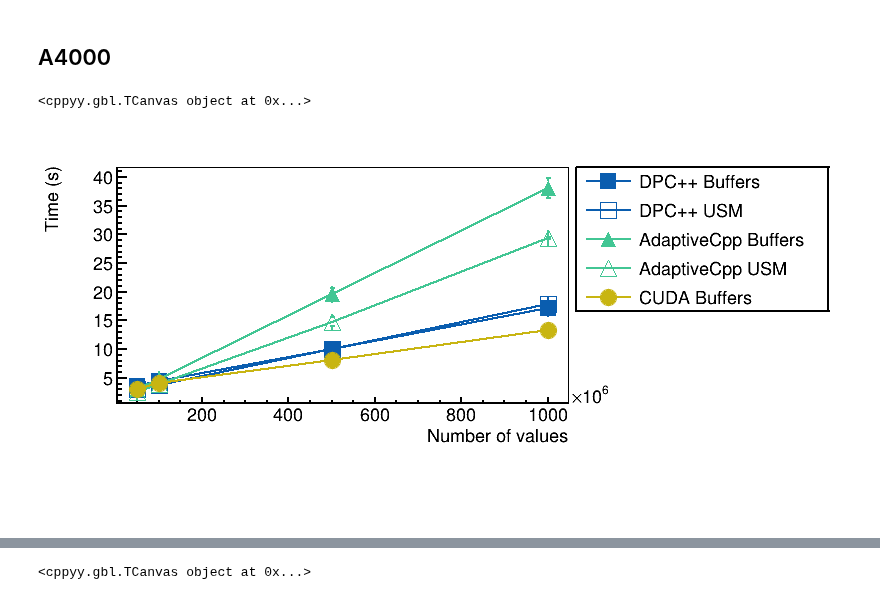
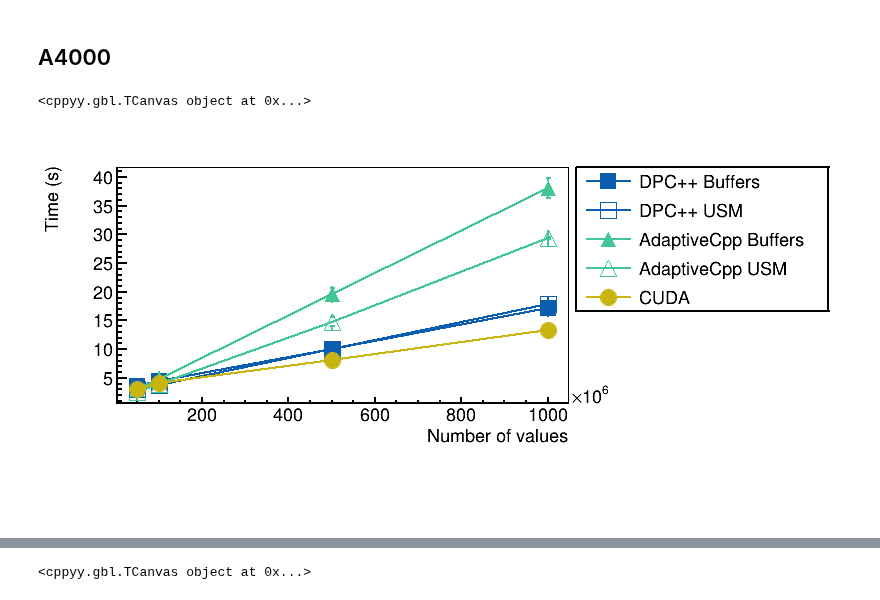
Before and after one commit to jolly-chen/msc-project, a Jupyter notebook: gpu-synchronous/sycl_paper.ipynb, the cells around one changed output, grey strips where cells are left out. Drawn from its saved outputs; the diff is of its cells as text; code cells hidden in the pictures.

```diff
--- a/gpu-synchronous/sycl_paper.ipynb
+++ b/gpu-synchronous/sycl_paper.ipynb
@@ -340,32 +342,32 @@ for ei, env in enumerate(selected_env):
         gr.GetHistogram().SetLineWidth(10)
 
         mg.Add(gr, "ALP ")
-        l.AddEntry(gr, env.split("_")[0] + " " + type)
+        l.AddEntry(gr, env.split("_")[0] + " " + (type if "CUDA" not in env else ""))
 
 # mg.SetTitle(title)
 
 xaxis = mg.GetXaxis()
 # xaxis.SetTitle("#splitline{Bulk Size}")
 xaxis.SetTitle("Number of values")
 # xaxis.SetRangeUser(0, 10000000)
 # xaxis.SetTitleOffset(1.5)
 xaxis.SetTitleSize(0.05)
 xaxis.SetLabelSize(0.05)
 # xaxis.LabelsOption("hM")
 # xaxis.SetTickSize(0)
 
 yaxis = mg.GetYaxis()
 yaxis.SetTitle("Time (s)")
 yaxis.SetTitleOffset(1)
 yaxis.SetTitleSize(0.05)
 yaxis.SetLabelSize(0.05)
 
 ROOT.gStyle.SetTitleFontSize(0.1)
 
 mg.Draw("a")
 l.Draw()
 c.SaveAs(f"sycl_totalruntime.pdf")
 c.DrawClone()
 # %% [output]
 <cppyy.gbl.TCanvas object at 0x...>
-[figure, old version]
+[figure, new version]
```
Also changed, not shown: parts of 3 cells of this notebook.
